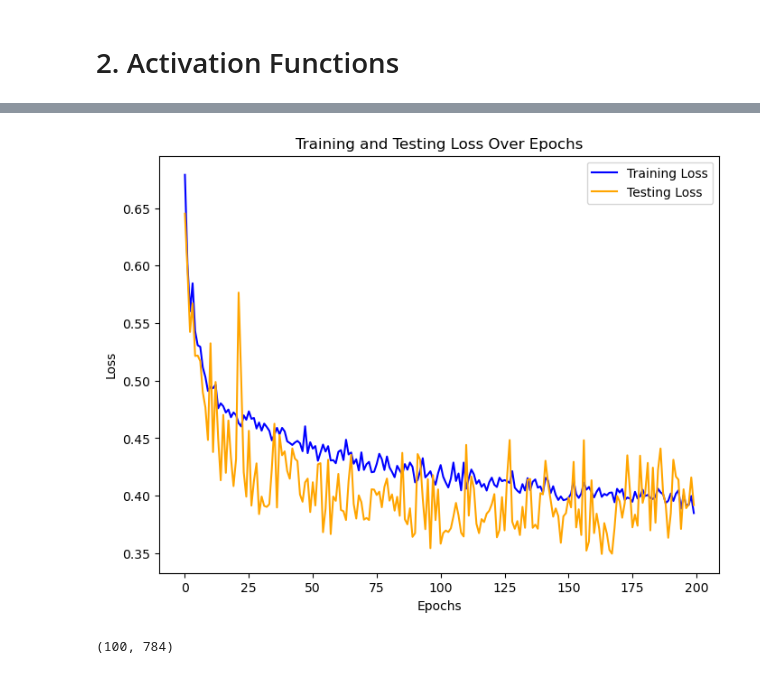
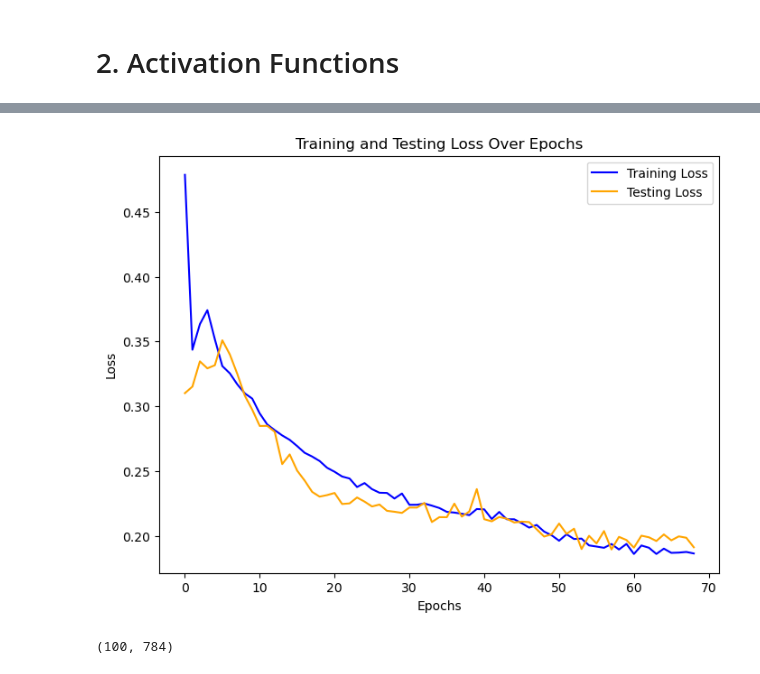
Before and after one commit to jnicolow/numpy_neural_network, a Jupyter notebook: numpy_neural_network.ipynb, the cells around one changed output, grey strips where cells are left out. Drawn from its saved outputs; the diff is of its cells as text; code cells hidden in the pictures.

```diff
--- a/numpy_neural_network.ipynb
+++ b/numpy_neural_network.ipynb
@@ -106,16 +106,18 @@ learning_rate = 0.07
 
 hiddenlayer01 = linearnnclasses.LinearLayer(
     input_size=784,
-    output_size=2000,
+    output_size=512,
     activation_fn_class=ReLU,
     weight_init=he_init,
     learning_rate=learning_rate,
     optimizer=AdamOptimizer # a seperate instace for each layer cuz each layer is a different shape
 )
 
+# dropoutlayer01 = linearnnclasses.DropoutLayer(dropout_rate = 0.5)
+
 hiddenlayer02 = linearnnclasses.LinearLayer(
-    input_size=2000,
-    output_size=500,
+    input_size=512,
+    output_size=256,
     activation_fn_class=SELU,
     weight_init=he_init,
     learning_rate=learning_rate,
@@ -124,8 +126,8 @@ hiddenlayer02 = linearnnclasses.LinearLayer(
 
 
 hiddenlayer03 = linearnnclasses.LinearLayer(
-    input_size=500,
-    output_size=64,
+    input_size=256,
+    output_size=128,
     activation_fn_class=Tanh,
     weight_init=xavier_init, # this init is for tanh activation
     learning_rate=learning_rate,
@@ -133,7 +135,7 @@ hiddenlayer03 = linearnnclasses.LinearLayer(
 )
 
 outputlayer = linearnnclasses.LinearLayer(
-    input_size=64,
+    input_size=128,
     output_size=10,
     activation_fn_class=DummyActivation, # dummy activation because softmax is incorperated into the loss function
     weight_init=he_init,
@@ -142,8 +144,9 @@ outputlayer = linearnnclasses.LinearLayer(
 )
 
 
+
 num_epochs = 200
-batch_size = 100
+batch_size = 500
 
 split_position = 50_000
 X_test = X.iloc[split_position:].values / 255
@@ -156,7 +159,7 @@ test_losses = []
 test_accuracies = []
 epochs = list(range(num_epochs)) # if stopping training prematurely this could be an issue
 
-training_loss_class = CategoricalCrossEntropy(l2_lambda=1e-4)
+training_loss_class = CategoricalCrossEntropy(l2_lambda=0)
 
 for epoch in range(num_epochs):
     # itterate over batches
@@ -168,6 +171,7 @@ for epoch in range(num_epochs):
 
         # forwaed pass
         hidden_output = hiddenlayer01.forward(x_batch, backprop=True)
+        # hidden_output = dropoutlayer01.forward(hidden_output, training=True)
         hidden_output = hiddenlayer02.forward(hidden_output, backprop=True)
         hidden_output = hiddenlayer03.forward(hidden_output, backprop=True)
 
@@ -186,6 +190,7 @@ for epoch in range(num_epochs):
 
         hidden_layer_gradient = hiddenlayer03.backward(output_gradient=output_layer_gradient)
         hidden_layer_gradient = hiddenlayer02.backward(output_gradient=hidden_layer_gradient)
+        # hidden_layer_gradient = dropoutlayer01.backward(output_gradient =hidden_layer_gradient)
         hidden_layer_gradient = hiddenlayer01.backward(output_gradient=hidden_layer_gradient)
 
 
@@ -228,27 +263,29 @@ joblib.dump(layers, r'trained_layers_test_at_94acc.pkl')
 # %%
 import matplotlib.pyplot as plt
+
+epochs = list(range(len(test_losses))) # just incase it was stopped early
 
 # Assuming train_losses, test_losses, and epochs are already populated
 plt.figure(figsize=(8, 6))
 
 # Plot training loss
 plt.plot(epochs, train_losses, label='Training Loss', color='blue', marker=None)
 
 # Plot testing loss
 plt.plot(epochs, test_losses, label='Testing Loss', color='orange', marker=None)
 
 # Add title and labels
 plt.title('Training and Testing Loss Over Epochs')
 plt.xlabel('Epochs')
 plt.ylabel('Loss')
 
 # Add legend
 plt.legend()
 
 # Show the plot
 plt.show()
 # %% [output]
-[figure, old version]
+[figure, new version]
 # %%
 x_batch = X.iloc[0:100].values / 255
 print(x_batch.shape)
```
Also changed, not shown: parts of 3 cells of this notebook, 3 other files.
